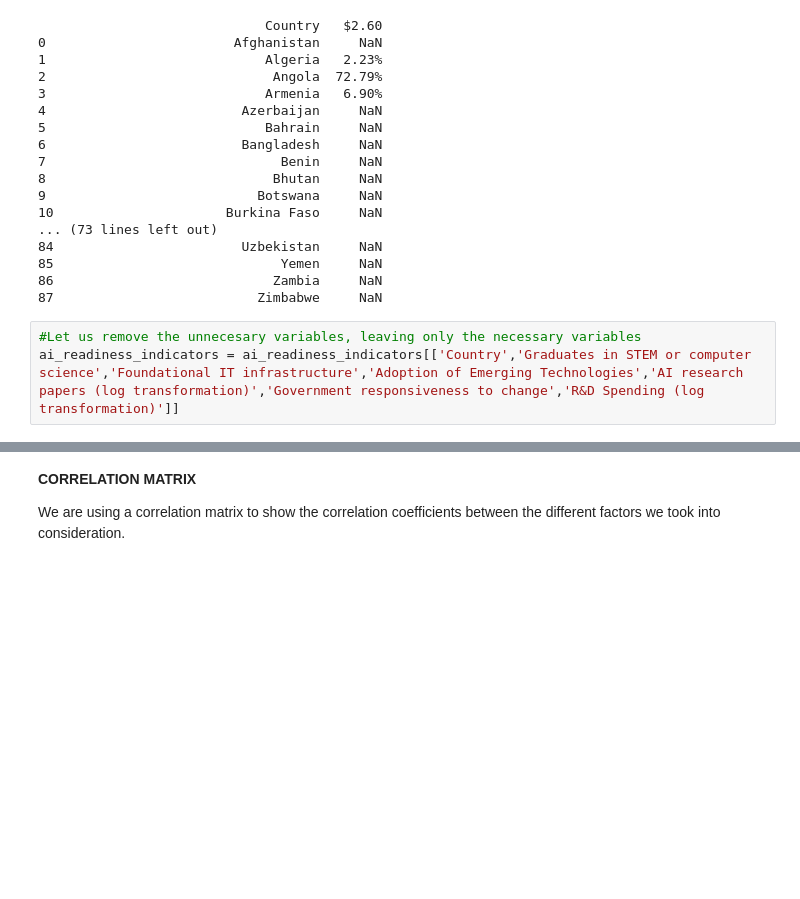
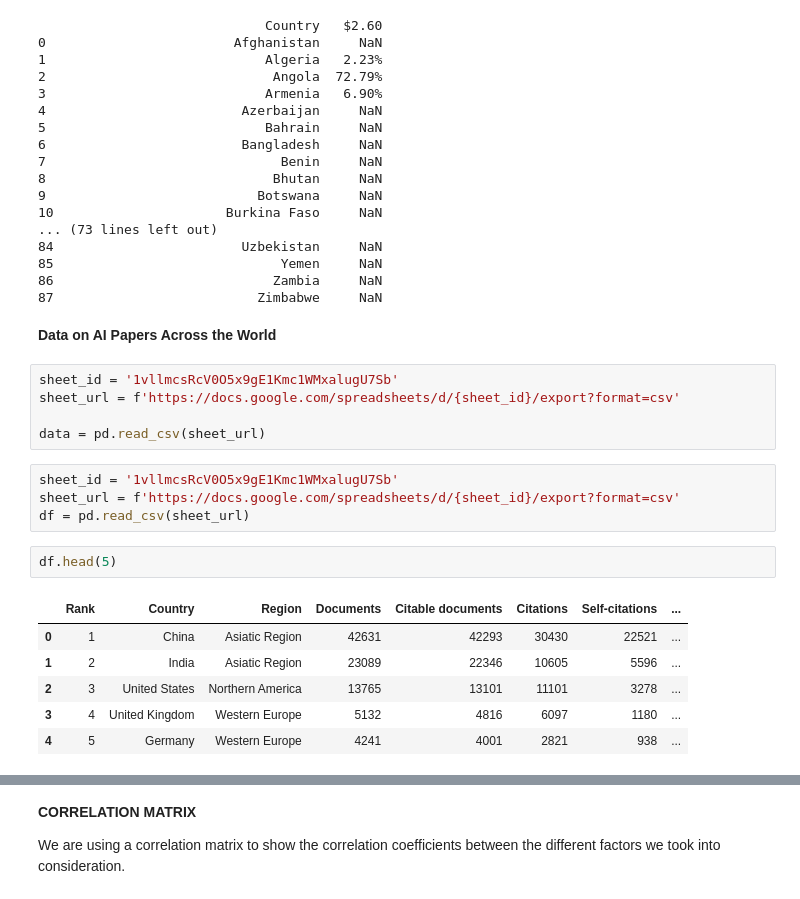
Before and after one commit to ojobo-tech/gisfordatascience, a Jupyter notebook: ps1_ai_adoption_map.ipynb, the cells around one changed output, grey strips where cells are left out. Cells and saved outputs as stored; diff of their text form; blank space fills up the shorter version.

```diff
--- a/ps1_ai_adoption_map.ipynb
+++ b/ps1_ai_adoption_map.ipynb
@@ -286,6 +280,23 @@ wd_map7 = pd.merge(ai_readiness_indicators, poverty_rate, on='Country', how='inn
 85                             Yemen     NaN
 86                            Zambia     NaN
 87                          Zimbabwe     NaN
-# %%
-#Let us remove the unnecesary variables, leaving only the necessary variables
-ai_readiness_indicators = ai_readiness_indicators[['Country','Graduates in STEM or computer science','Foundational IT infrastructure','Adoption of Emerging Technologies','AI research papers (log transformation)','Government responsiveness to change','R&D Spending (log transformation)']]
+# %% [markdown]
+**Data on AI Papers Across the World**
+# %%
+sheet_id = '1vllmcsRcV0O5x9gE1Kmc1WMxalugU7Sb'
+sheet_url = f'https://docs.google.com/spreadsheets/d/{sheet_id}/export?format=csv'
+
+data = pd.read_csv(sheet_url)
+# %%
+sheet_id = '1vllmcsRcV0O5x9gE1Kmc1WMxalugU7Sb'
+sheet_url = f'https://docs.google.com/spreadsheets/d/{sheet_id}/export?format=csv'
+df = pd.read_csv(sheet_url)
+# %%
+df.head(5)
+# %% [output]
+|  | Rank | Country | Region | Documents | Citable documents | Citations | Self-citations | ... |
+| 0 | 1 | China | Asiatic Region | 42631 | 42293 | 30430 | 22521 | ... |
+| 1 | 2 | India | Asiatic Region | 23089 | 22346 | 10605 | 5596 | ... |
+| 2 | 3 | United States | Northern America | 13765 | 13101 | 11101 | 3278 | ... |
+| 3 | 4 | United Kingdom | Western Europe | 5132 | 4816 | 6097 | 1180 | ... |
+| 4 | 5 | Germany | Western Europe | 4241 | 4001 | 2821 | 938 | ... |
```
Also changed, not shown: parts of 12 cells of this notebook.
